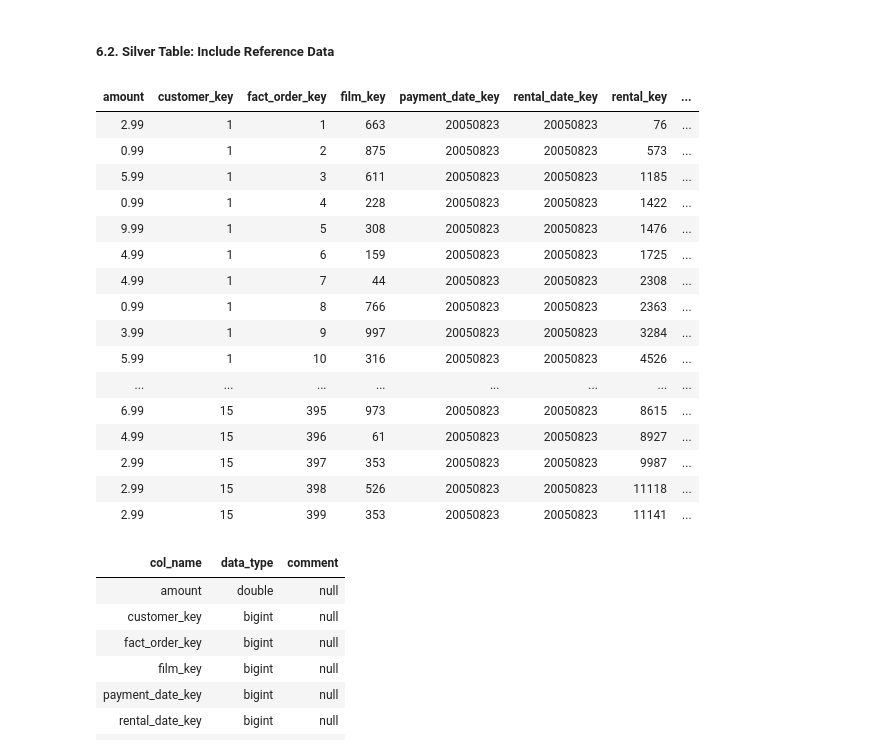
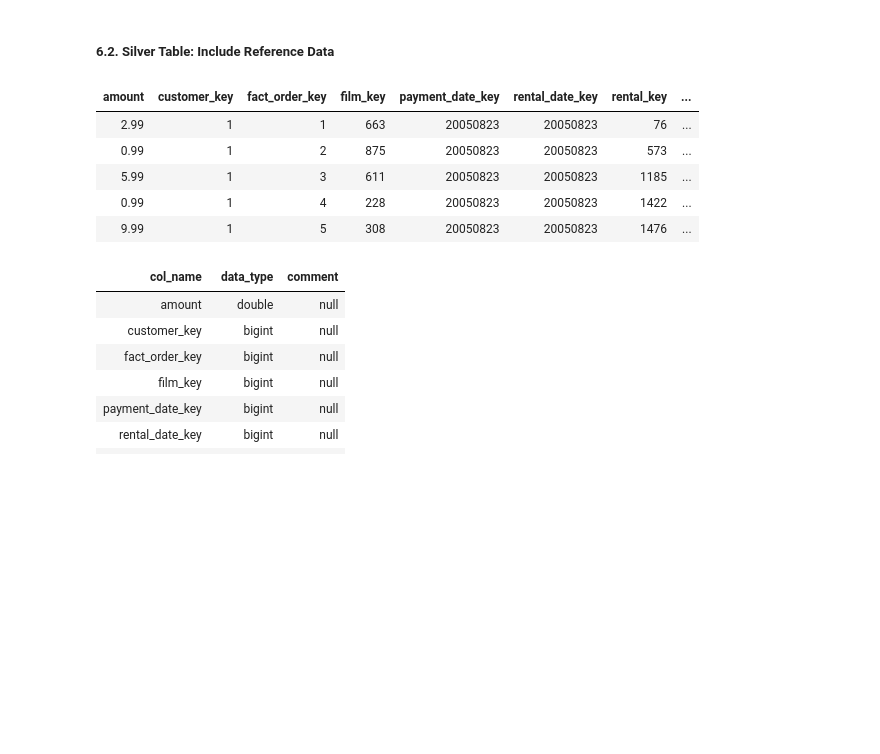
Before and after one commit to ecm8yu/DS2002---Capstone---ecm8yu, a Jupyter notebook: MassarelliEva-Capstone.ipynb, the cells around one changed output. Drawn from its saved outputs; the diff is of its cells as text; code cells hidden in the pictures; blank space fills up the shorter version.

```diff
--- a/MassarelliEva-Capstone.ipynb
+++ b/MassarelliEva-Capstone.ipynb
@@ -724,25 +713,14 @@ Out[52]: <pyspark.sql.streaming.query.StreamingQuery at 0x...>
   .createOrReplaceTempView("rentals_silver_tempview"))
 # %%
 %sql
-SELECT * FROM rentals_silver_tempview
+SELECT * FROM rentals_silver_tempview LIMIT 5;
 # %% [output]
 | amount | customer_key | fact_order_key | film_key | payment_date_key | rental_date_key | rental_key | ... |
 | 2.99 | 1 | 1 | 663 | 20050823 | 20050823 | 76 | ... |
 | 0.99 | 1 | 2 | 875 | 20050823 | 20050823 | 573 | ... |
 | 5.99 | 1 | 3 | 611 | 20050823 | 20050823 | 1185 | ... |
 | 0.99 | 1 | 4 | 228 | 20050823 | 20050823 | 1422 | ... |
 | 9.99 | 1 | 5 | 308 | 20050823 | 20050823 | 1476 | ... |
-| 4.99 | 1 | 6 | 159 | 20050823 | 20050823 | 1725 | ... |
-| 4.99 | 1 | 7 | 44 | 20050823 | 20050823 | 2308 | ... |
-| 0.99 | 1 | 8 | 766 | 20050823 | 20050823 | 2363 | ... |
-| 3.99 | 1 | 9 | 997 | 20050823 | 20050823 | 3284 | ... |
-| 5.99 | 1 | 10 | 316 | 20050823 | 20050823 | 4526 | ... |
-| ... | ... | ... | ... | ... | ... | ... | ... |
-| 6.99 | 15 | 395 | 973 | 20050823 | 20050823 | 8615 | ... |
-| 4.99 | 15 | 396 | 61 | 20050823 | 20050823 | 8927 | ... |
-| 2.99 | 15 | 397 | 353 | 20050823 | 20050823 | 9987 | ... |
-| 2.99 | 15 | 398 | 526 | 20050823 | 20050823 | 11118 | ... |
-| 2.99 | 15 | 399 | 353 | 20050823 | 20050823 | 11141 | ... |
 # %%
 %sql
 DESCRIBE EXTENDED rentals_silver_tempview
```
Also changed, not shown: parts of 4 cells of this notebook.
